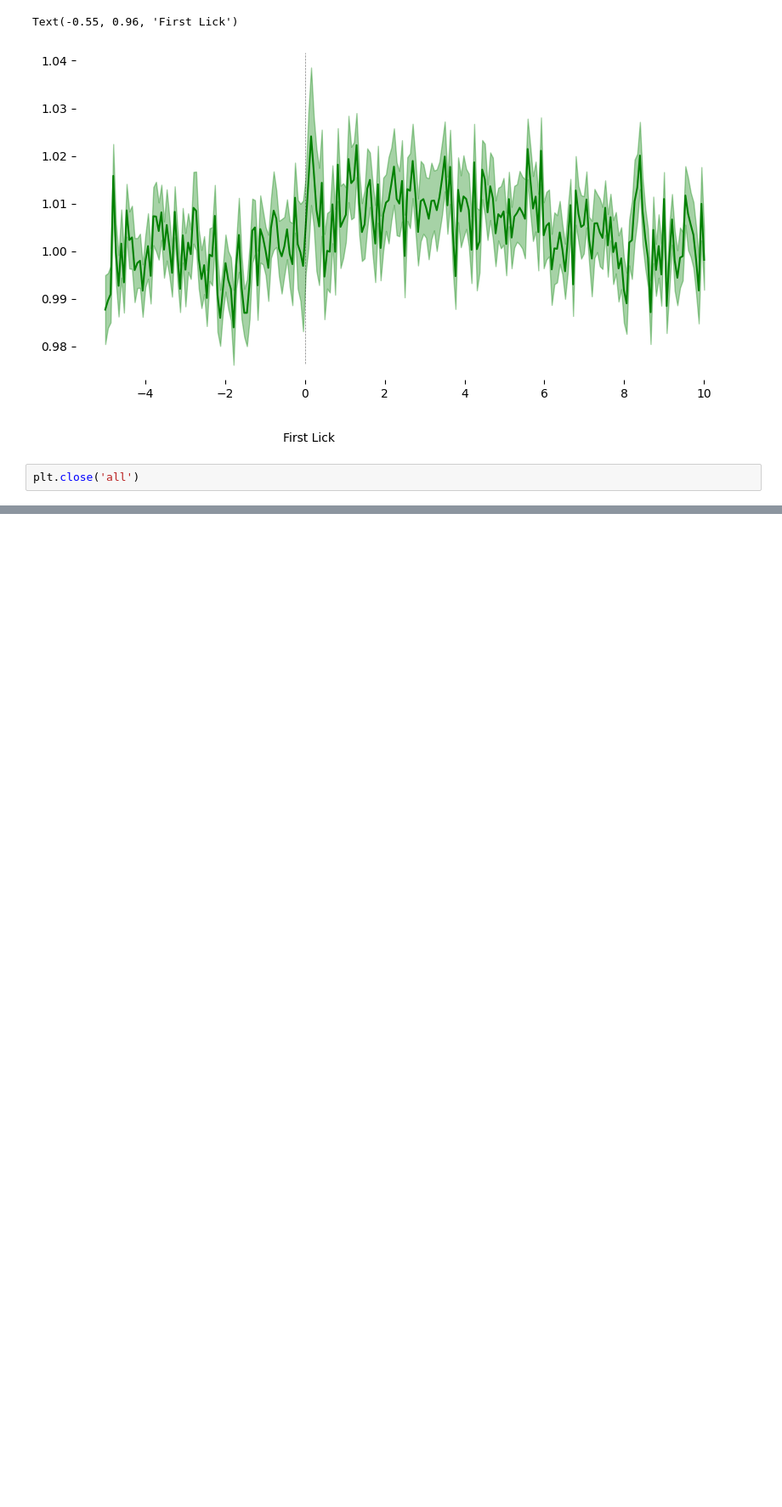
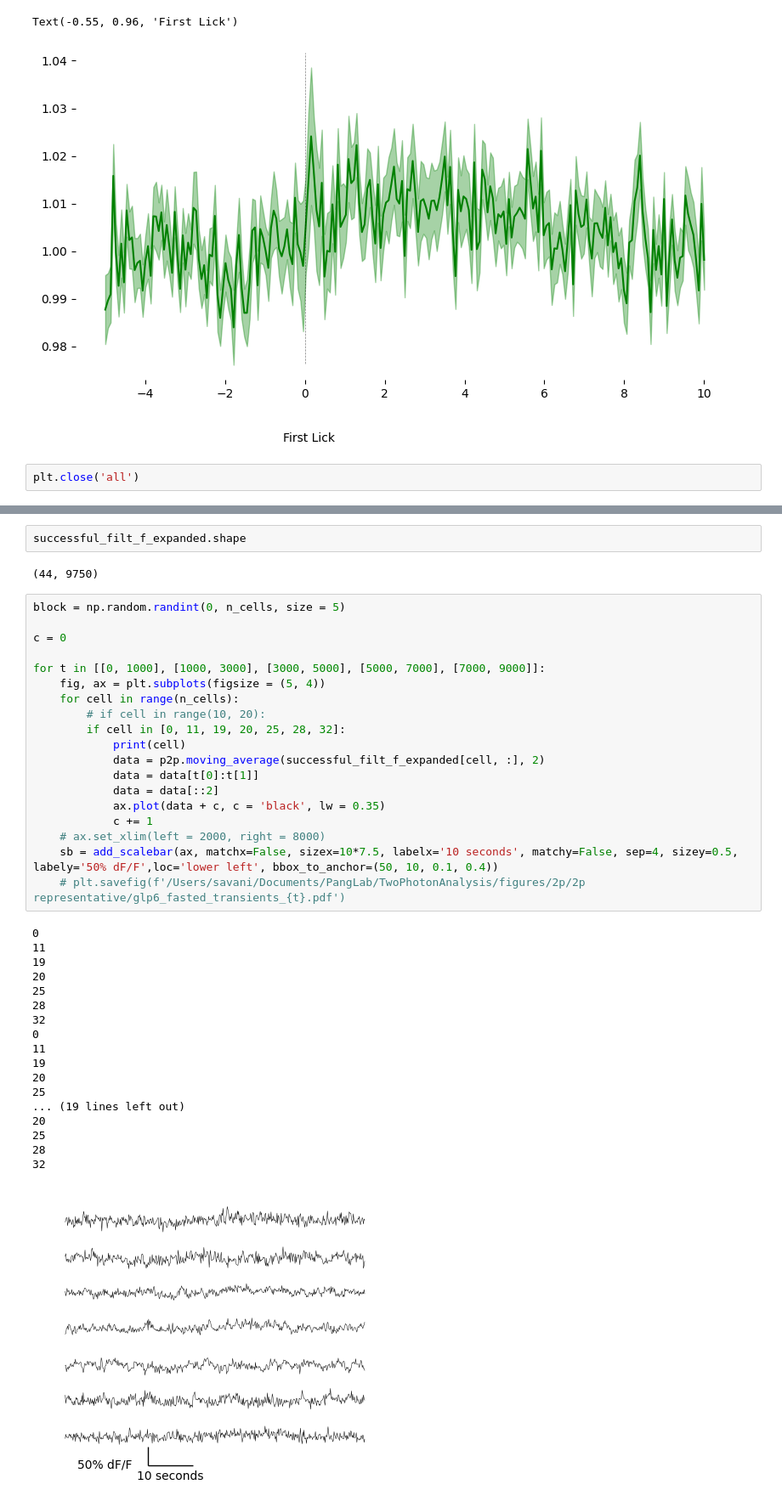
Before and after one commit to RohanSavani/PVN_GLP1R_2P, a Jupyter notebook: src/notebooks/single_rec_viz.ipynb, the cells around one changed output, grey strips where cells are left out. Shown at 85% size. Saved outputs shown, nothing was run; the diff lists cells and outputs as text; blank space fills up the shorter version.

```diff
--- a/src/notebooks/single_rec_viz.ipynb
+++ b/src/notebooks/single_rec_viz.ipynb
@@ -247,0 +393,42 @@ for cell in range(filt_f_ordered.shape[0]):
+# %%
+successful_filt_f_expanded.shape
+# %% [output]
+(44, 9750)
+# %%
+block = np.random.randint(0, n_cells, size = 5)
+
+c = 0
+
+for t in [[0, 1000], [1000, 3000], [3000, 5000], [5000, 7000], [7000, 9000]]:
+    fig, ax = plt.subplots(figsize = (5, 4))
+    for cell in range(n_cells):
+        # if cell in range(10, 20):
+        if cell in [0, 11, 19, 20, 25, 28, 32]:
+            print(cell)
+            data = p2p.moving_average(successful_filt_f_expanded[cell, :], 2)
+            data = data[t[0]:t[1]]
+            data = data[::2]
+            ax.plot(data + c, c = 'black', lw = 0.35)
+            c += 1
+    # ax.set_xlim(left = 2000, right = 8000)
+    sb = add_scalebar(ax, matchx=False, sizex=10*7.5, labelx='10 seconds', matchy=False, sep=4, sizey=0.5, labely='50% dF/F',loc='lower left', bbox_to_anchor=(50, 10, 0.1, 0.4))
+    # plt.savefig(f'/Users/savani/Documents/PangLab/TwoPhotonAnalysis/figures/2p/2p representative/glp6_fasted_transients_{t}.pdf')
+# %% [output]
+0
+11
+19
+20
+25
+28
+32
+0
+11
+19
+20
+25
+... (19 lines left out)
+20
+25
+28
+32
+[figure, added]
```
Also changed, not shown: parts of 9 cells of this notebook, 12 other files.
